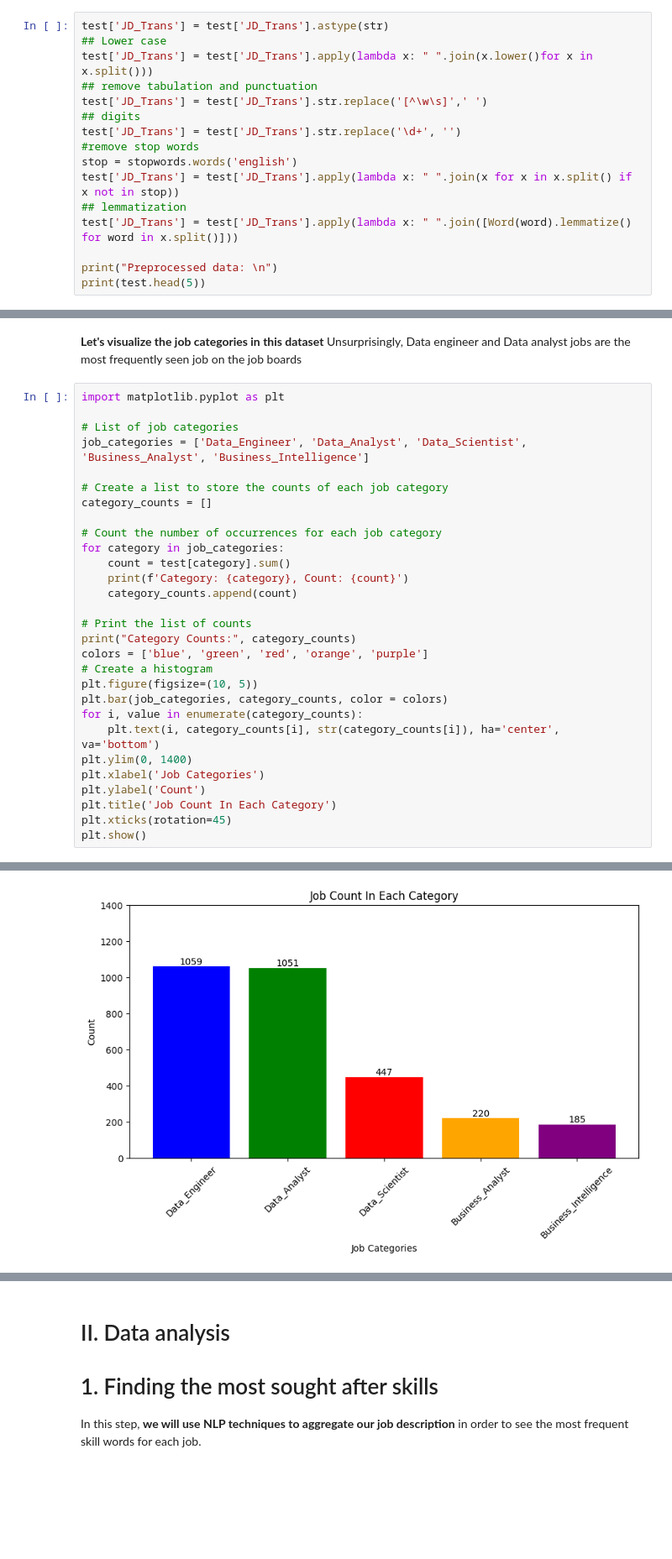
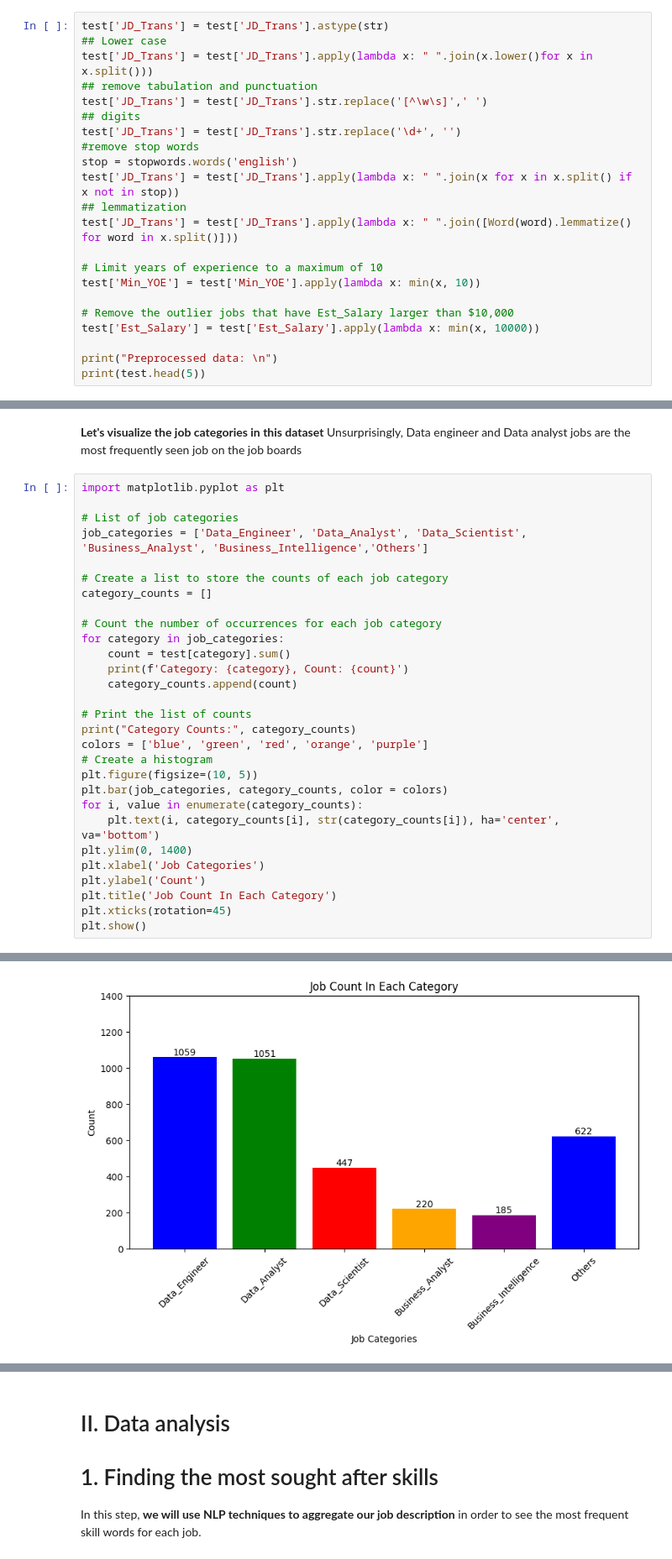
Before and after one commit to phuocnguyen90/Data_job_analysis_notebook, a Jupyter notebook: data_job_analysis.ipynb, the cells around one changed output, grey strips where cells are left out. Shown at 84% size. Cells and saved outputs as stored; diff of their text form; blank space fills up the shorter version.

```diff
--- a/data_job_analysis.ipynb
+++ b/data_job_analysis.ipynb
@@ -196,6 +176,12 @@ test['JD_Trans'] = test['JD_Trans'].apply(lambda x: " ".join(x for x in x.split(
 ## lemmatization
 test['JD_Trans'] = test['JD_Trans'].apply(lambda x: " ".join([Word(word).lemmatize() for word in x.split()]))
 
+# Limit years of experience to a maximum of 10
+test['Min_YOE'] = test['Min_YOE'].apply(lambda x: min(x, 10))
+
+# Remove the outlier jobs that have Est_Salary larger than $10,000
+test['Est_Salary'] = test['Est_Salary'].apply(lambda x: min(x, 10000))
+
 print("Preprocessed data: \n")
 print(test.head(5))
 # %% [output]
@@ -223,7 +209,7 @@ Unsurprisingly, Data engineer and Data analyst jobs are the most frequently seen
 import matplotlib.pyplot as plt
 
 # List of job categories
-job_categories = ['Data_Engineer', 'Data_Analyst', 'Data_Scientist', 'Business_Analyst', 'Business_Intelligence']
+job_categories = ['Data_Engineer', 'Data_Analyst', 'Data_Scientist', 'Business_Analyst', 'Business_Intelligence','Others']
 
 # Create a list to store the counts of each job category
 category_counts = []
@@ -258 +245 @@ Category Counts: [1059, 1051, 447, 220, 185]
-[figure, old version]
+[figure, new version]
```
Also changed, not shown: parts of 29 cells of this notebook.
